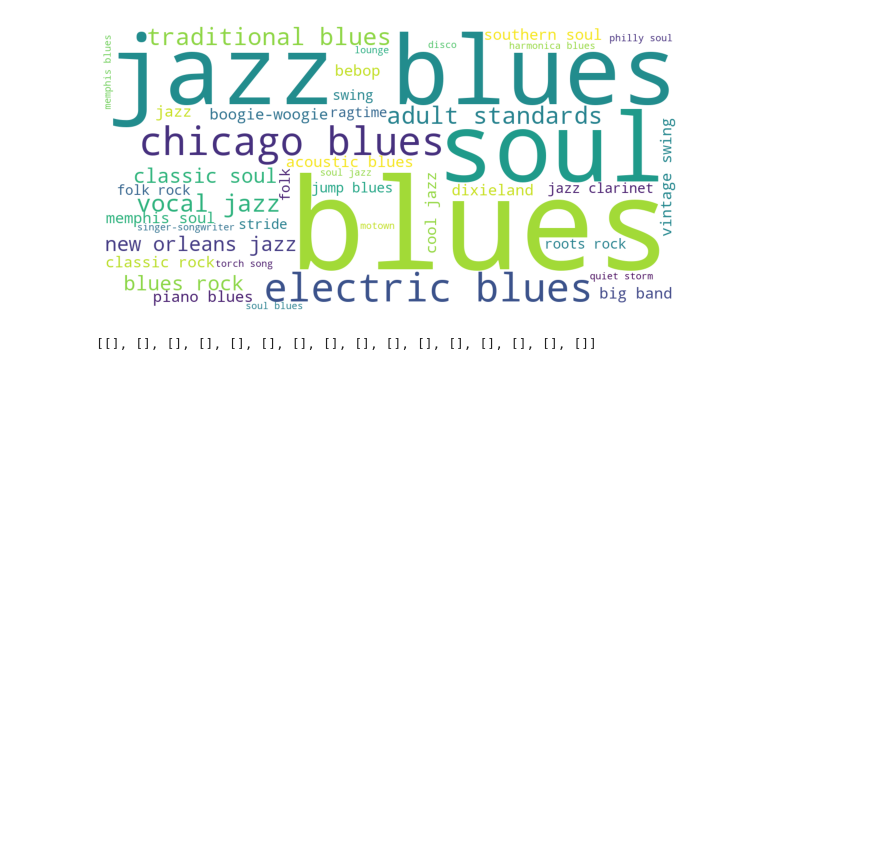
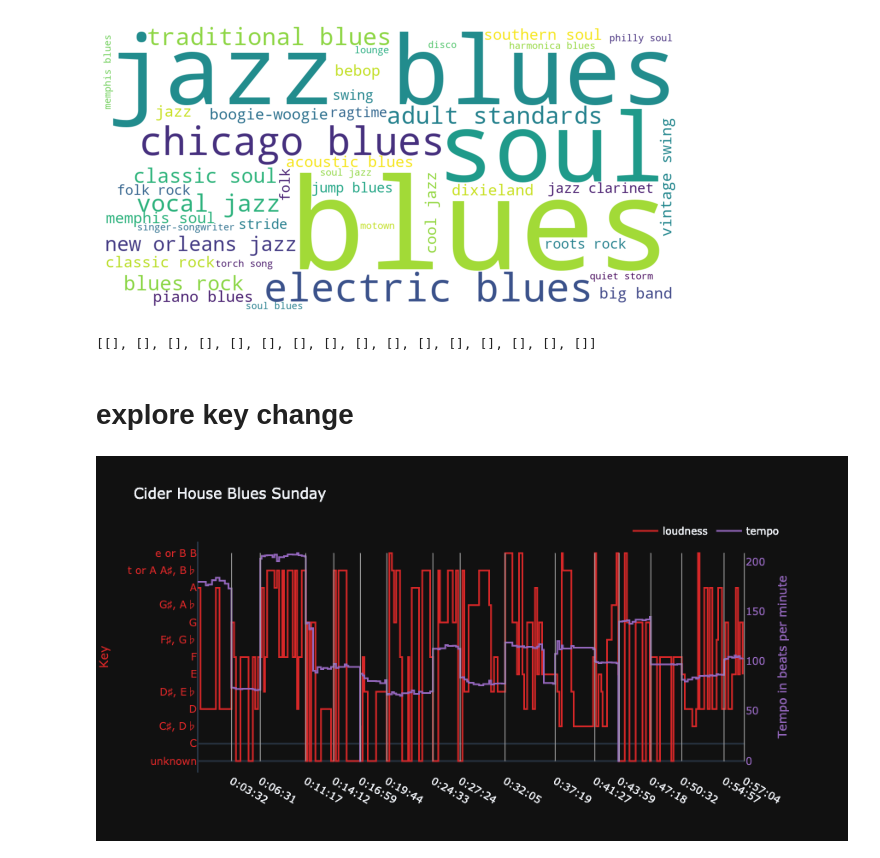
Before and after one commit to anusha-ramdarshan/easter-project, a Jupyter notebook: data-exploration.ipynb, the cells around one changed output. Cells and saved outputs as stored; diff of their text form; code cells hidden in the pictures; blank space fills up the shorter version.

Commit message:
trying to visualize key change

```diff
--- a/data-exploration.ipynb
+++ b/data-exploration.ipynb
@@ -362,0 +365,79 @@ album_genres
+# %% [markdown]
+# explore key change
+# %%
+def add_offset_to_array(array, offset):
+    return [(element+offset) for element in array]
+
+def plot_all_sections_of_playlist(playlist_uri):
+    playlist_info = sp.playlist(playlist_uri)
+    playlist_tracks = sp.playlist_tracks(playlist_uri)['items']
+    song_uris = [track['track']['uri'] for track in playlist_tracks]
+
+    offset = 0
+    song_start_times =[]
+    full_x = []
+    full_y0 = []
+    full_y1 = []
+
+    for song in song_uris:
+        analysis = get_audio_analysis(song)
+        sections = analysis['sections']
+        track = analysis['track']
+
+        y0 = [section.get('key', -1) for section in sections]
+        # Some short (< 2 seconds?) sections don't have tempo
+        y1 = [section.get('tempo', 0.0) for section in sections]
+
+        start_times = [section.get('start', 0.0) for section in sections]
+        x = add_offset_to_array(start_times, offset)
+        offset = offset + sections[-1]['start'] + sections[-1]['duration']
+
+        full_x += x
+        full_y0 += y0
+        full_y1 += y1
+        song_start_times.append(offset)
+
+    x_text = [str(timedelta(seconds=int(s))) for s in song_start_times]
+    key_dictionary = {-1: 'unknown', 0: 'C', 1: 'C♯, D♭', 2: 'D',
+                       3: 'D♯, E♭', 4: 'E', 5: 'F', 6: 'F♯, G♭',
+                       7: 'G', 8: 'G♯, A♭', 9: 'A', 10: 't or A	A♯, B♭',
+                       11: 'e or B	B'}
+
+    y_text = [str(timedelta(seconds=int(s))) for s in song_start_times]
+
+    # Create traces
+    fig = make_subplots(specs=[[{"secondary_y": True}]])
+    minimum = min(full_y0)
+    maximum = max(full_y0)
+
+    for start_time in song_start_times:
+        fig.add_shape(dict(type="line", x0=start_time, y0=minimum, x1=start_time, y1=maximum,
+                           line=dict(color="darkgrey", width=1)))
+
+    fig.add_trace(
+        go.Scatter(x=full_x, y=full_y0, mode="lines", name="loudness",line_shape='hv',
+                   line = dict(color='#d62728')), secondary_y=False,
+    )
+    fig.add_trace(
+        go.Scatter(x=full_x, y=full_y1, mode="lines", name="tempo",line_shape='hv',
+                   line = dict(color='#9467bd')),secondary_y=True,
+    )
+
+    fig.update_layout(
+        title_text=f"{playlist_info['name']}"#add name when adding to app.py
+    )
+
+    fig.update_layout(yaxis=dict(title="Key", titlefont=dict( color="#d62728"), tickfont=dict(color="#d62728")),
+                      yaxis2=dict(title="Tempo in beats per minute",titlefont=dict(color="#9467bd"), tickfont=dict(color="#9467bd")))
+
+    fig.update_layout(legend_orientation="h", legend=dict(x=0.74, y=1.1))
+    fig.update_layout(xaxis=dict(tickmode="array", tickvals=song_start_times, ticktext=x_text))
+    fig.update_layout(yaxis=dict(tickmode="array", tickvals=list(key_dictionary.keys()), ticktext=list(key_dictionary.values())))
+    fig.update_layout(xaxis_showgrid=False, yaxis_showgrid=False,yaxis2_showgrid=False )
+    fig.update_layout(template="plotly_dark")
+
+    return fig.show()
+
+plot_all_sections_of_playlist(playlist_uri)
+# %% [output]
+[figure, added]
```
Also changed, not shown: parts of 4 cells of this notebook.
